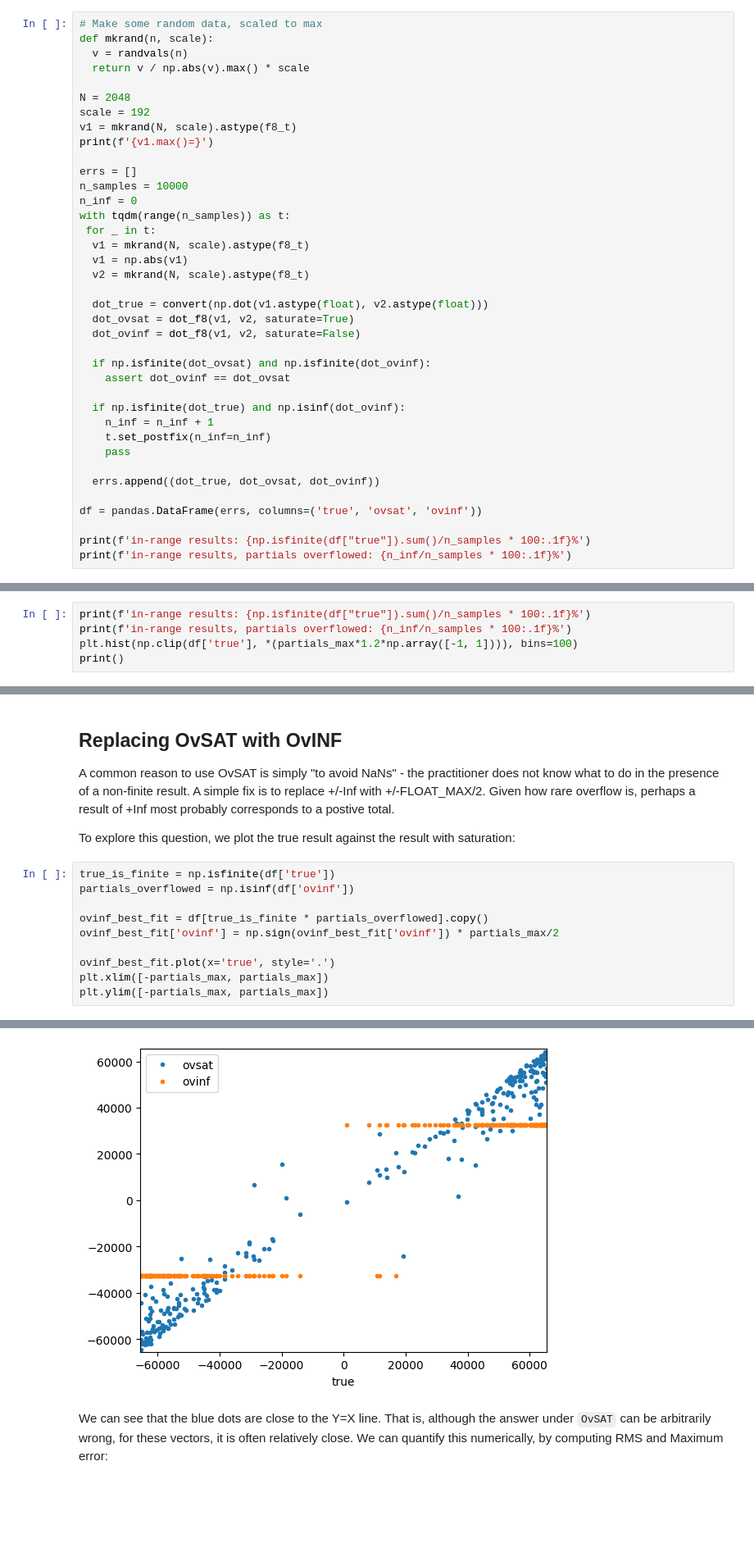
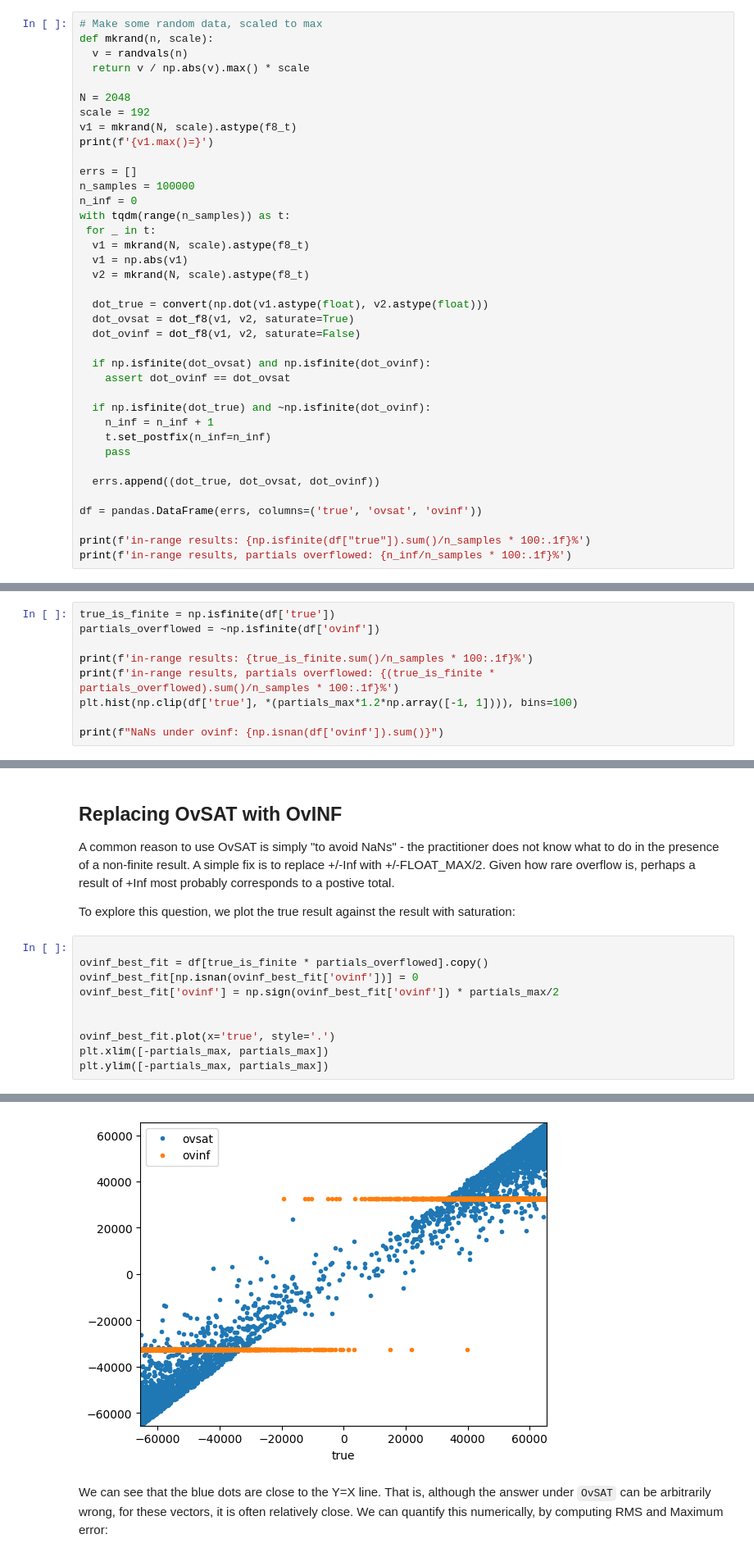
Before and after one commit to awf/notes, a Jupyter notebook: fp8/saturation.ipynb, the cells around one changed output, grey strips where cells are left out. Shown: that part at 82% size. Cells and saved outputs as stored; diff of their text form; blank space fills up the shorter version.

```diff
--- a/fp8/saturation.ipynb
+++ b/fp8/saturation.ipynb
@@ -205,7 +206,7 @@ v1 = mkrand(N, scale).astype(f8_t)
 print(f'{v1.max()=}')
 
 errs = []
-n_samples = 10000
+n_samples = 100000
 n_inf = 0
 with tqdm(range(n_samples)) as t:
  for _ in t:
@@ -220,7 +221,7 @@ with tqdm(range(n_samples)) as t:
   if np.isfinite(dot_ovsat) and np.isfinite(dot_ovinf):
     assert dot_ovinf == dot_ovsat
 
-  if np.isfinite(dot_true) and np.isinf(dot_ovinf):
+  if np.isfinite(dot_true) and ~np.isfinite(dot_ovinf):
     n_inf = n_inf + 1
     t.set_postfix(n_inf=n_inf)
     pass
@@ -242,7 +245,11 @@ Let us first look at how many samples had answers that were in range.  This turn
 # %%
-print(f'in-range results: {np.isfinite(df["true"]).sum()/n_samples * 100:.1f}%')
-print(f'in-range results, partials overflowed: {n_inf/n_samples * 100:.1f}%')
+true_is_finite = np.isfinite(df['true'])
+partials_overflowed = ~np.isfinite(df['ovinf'])
+
+print(f'in-range results: {true_is_finite.sum()/n_samples * 100:.1f}%')
+print(f'in-range results, partials overflowed: {(true_is_finite * partials_overflowed).sum()/n_samples * 100:.1f}%')
 plt.hist(np.clip(df['true'], *(partials_max*1.2*np.array([-1, 1]))), bins=100)
-print()
+
+print(f"NaNs under ovinf: {np.isnan(df['ovinf']).sum()}")
 # %% [output]
 in-range results: 96.0%
@@ -256,18 +264,18 @@ Given how rare overflow is, perhaps a result of +Inf most probably corresponds t
 
 To explore this question, we plot the true result against the result with saturation:
 # %%
-true_is_finite = np.isfinite(df['true'])
-partials_overflowed = np.isinf(df['ovinf'])
 
 ovinf_best_fit = df[true_is_finite * partials_overflowed].copy()
+ovinf_best_fit[np.isnan(ovinf_best_fit['ovinf'])] = 0
 ovinf_best_fit['ovinf'] = np.sign(ovinf_best_fit['ovinf']) * partials_max/2
+
 
 ovinf_best_fit.plot(x='true', style='.')
 plt.xlim([-partials_max, partials_max])
 plt.ylim([-partials_max, partials_max])
 # %% [output]
 (-65504.0, 65504.0)
-[figure, old version]
+[figure, new version]
 # %% [markdown]
 We can see that the blue dots are close to the Y=X line.
 That is, although the answer under `OvSAT` can be arbitrarily wrong, for these vectors, it is often relatively close.
```
Also changed, not shown: parts of 6 cells of this notebook.
